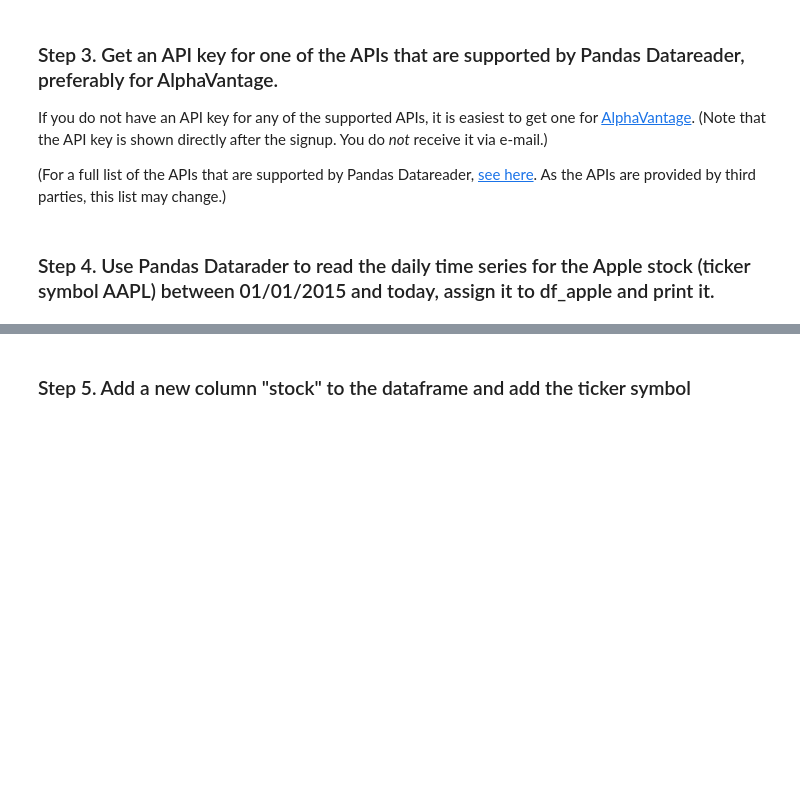
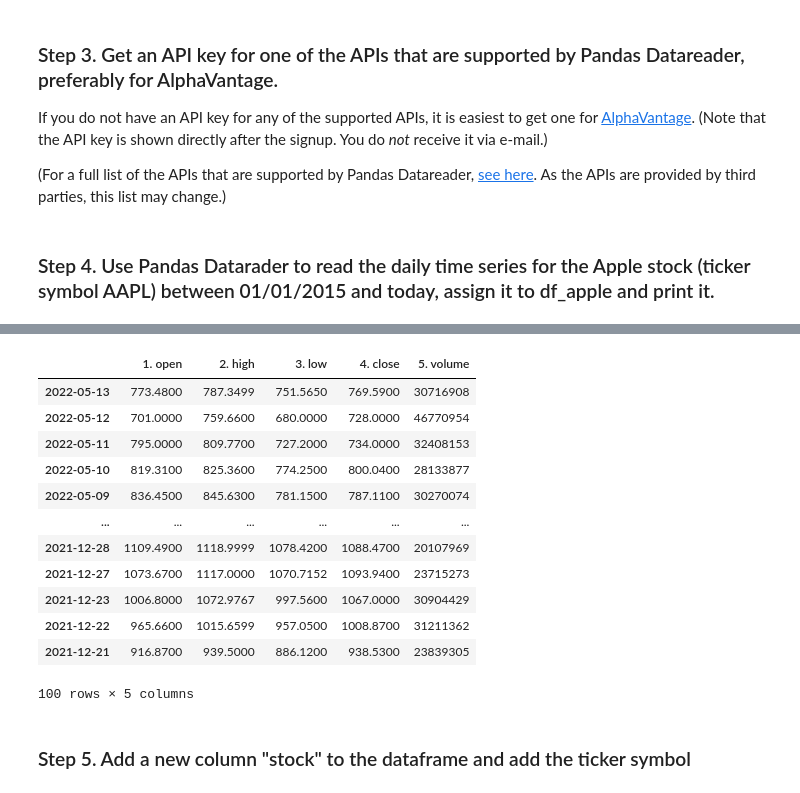
Before and after one commit to BorjaFlightCoder/pandas_exercises, a Jupyter notebook: 09_Time_Series/Getting_Financial_Data/Exercises.ipynb, the cells around one changed output, grey strips where cells are left out. Cells and saved outputs as stored; diff of their text form; code cells hidden in the pictures; blank space fills up the shorter version.

```diff
--- a/09_Time_Series/Getting_Financial_Data/Exercises.ipynb
+++ b/09_Time_Series/Getting_Financial_Data/Exercises.ipynb
@@ -22,2 +75,18 @@ If you do not have an API key for any of the supported APIs, it is easiest to ge
+# %%
+df_apple
+# %% [output]
+|  | 1. open | 2. high | 3. low | 4. close | 5. volume |
+| 2022-05-13 | 773.4800 | 787.3499 | 751.5650 | 769.5900 | 30716908 |
+| 2022-05-12 | 701.0000 | 759.6600 | 680.0000 | 728.0000 | 46770954 |
+| 2022-05-11 | 795.0000 | 809.7700 | 727.2000 | 734.0000 | 32408153 |
+| 2022-05-10 | 819.3100 | 825.3600 | 774.2500 | 800.0400 | 28133877 |
+| 2022-05-09 | 836.4500 | 845.6300 | 781.1500 | 787.1100 | 30270074 |
+| ... | ... | ... | ... | ... | ... |
+| 2021-12-28 | 1109.4900 | 1118.9999 | 1078.4200 | 1088.4700 | 20107969 |
+| 2021-12-27 | 1073.6700 | 1117.0000 | 1070.7152 | 1093.9400 | 23715273 |
+| 2021-12-23 | 1006.8000 | 1072.9767 | 997.5600 | 1067.0000 | 30904429 |
+| 2021-12-22 | 965.6600 | 1015.6599 | 957.0500 | 1008.8700 | 31211362 |
+| 2021-12-21 | 916.8700 | 939.5000 | 886.1200 | 938.5300 | 23839305 |
+100 rows × 5 columns
 # %% [markdown]
 ### Step 5. Add a new column "stock" to the dataframe and add the ticker symbol
```
Also changed, not shown: parts of 42 cells of this notebook, 2 other files.
